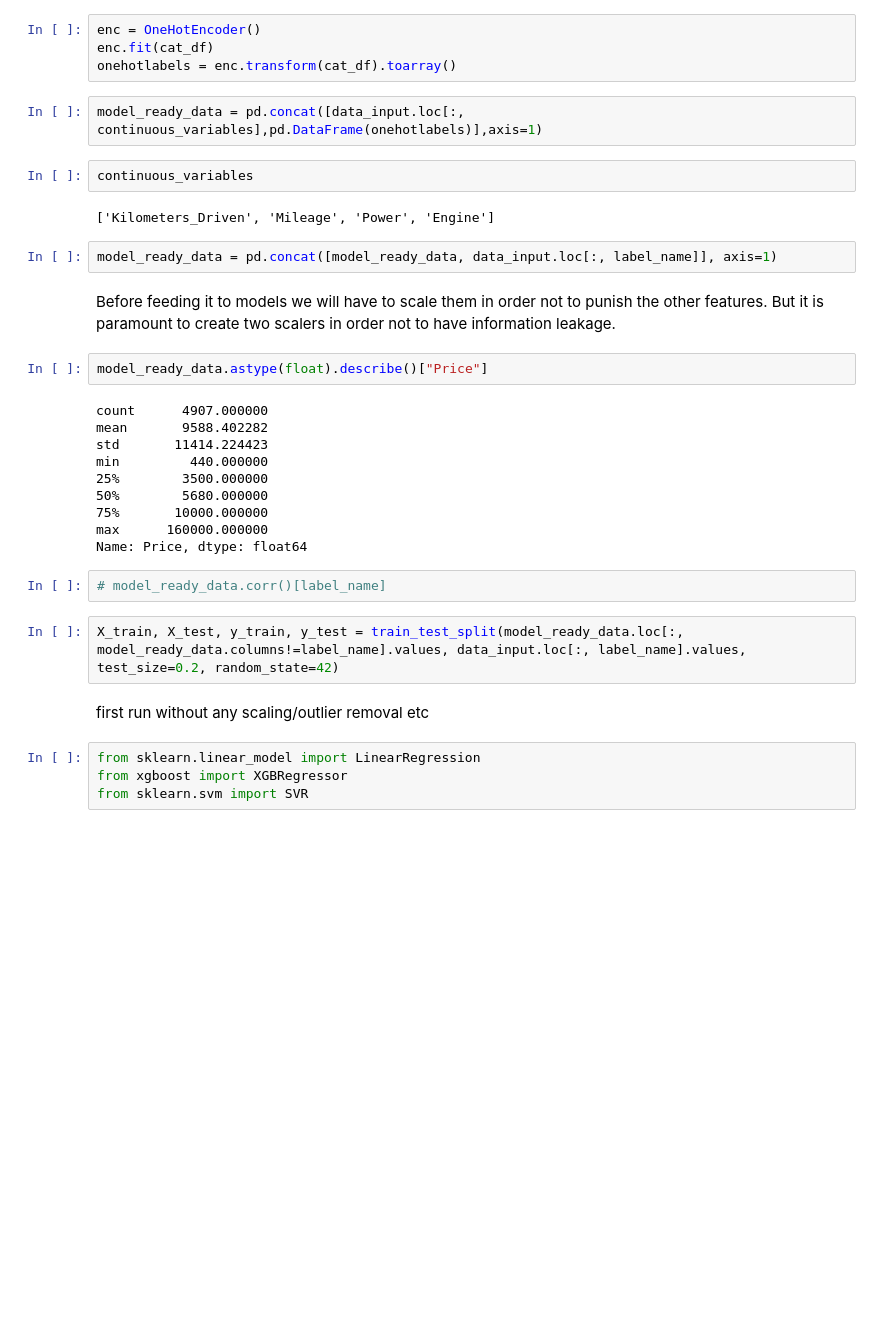
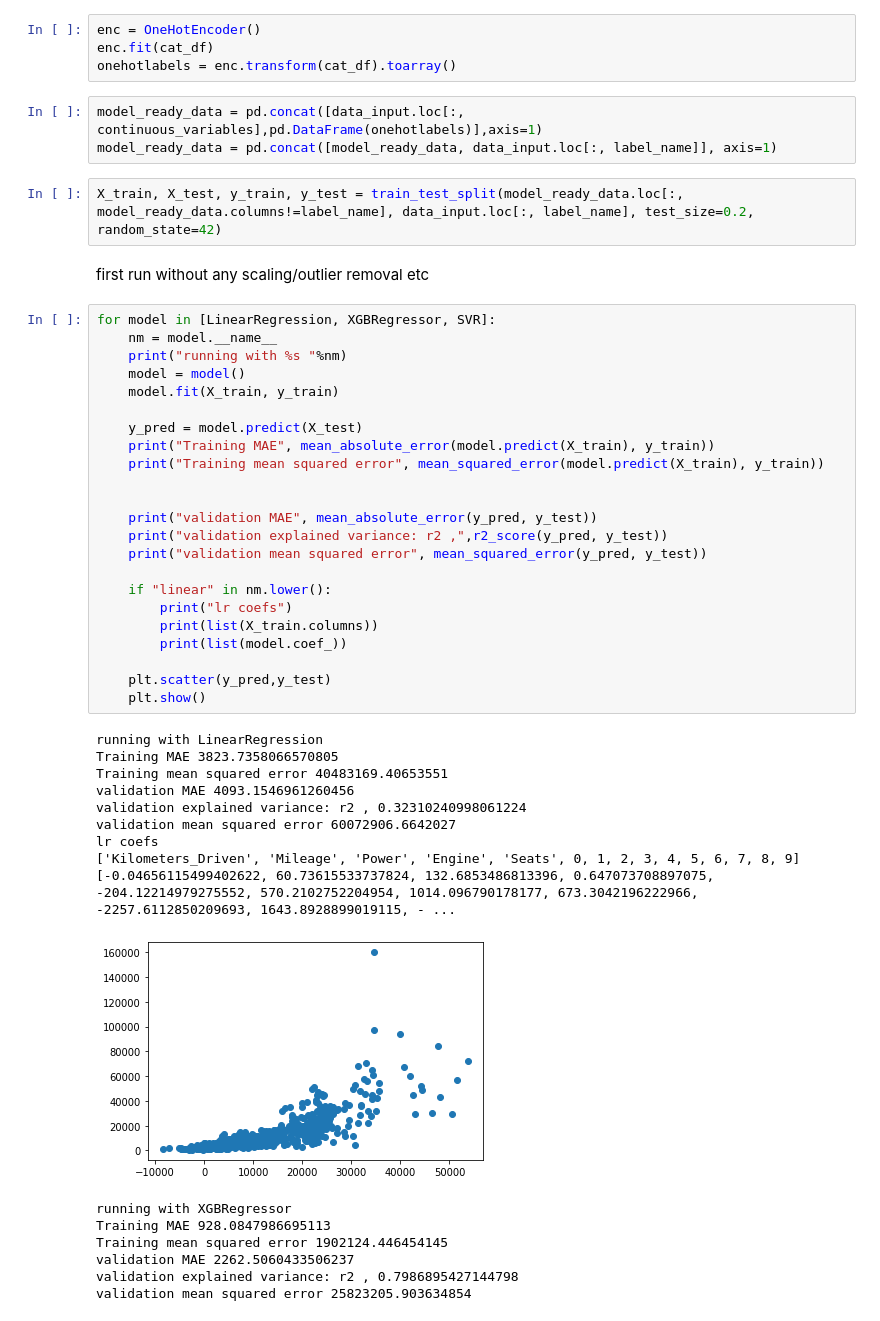
Before and after one commit to dimitrisl/CarPredictor, a Jupyter notebook: src/Assignment part 1.ipynb, the cells around one changed output. Cells and saved outputs as stored; diff of their text form; blank space fills up the shorter version.

```diff
--- a/src/Assignment part 1.ipynb
+++ b/src/Assignment part 1.ipynb
@@ -182,34 +183,48 @@ enc.fit(cat_df)
 onehotlabels = enc.transform(cat_df).toarray()
 # %%
 model_ready_data = pd.concat([data_input.loc[:, continuous_variables],pd.DataFrame(onehotlabels)],axis=1)
+model_ready_data = pd.concat([model_ready_data, data_input.loc[:, label_name]], axis=1)
-# %%
-continuous_variables
-# %% [output]
-['Kilometers_Driven', 'Mileage', 'Power', 'Engine']
-# %%
-model_ready_data = pd.concat([model_ready_data, data_input.loc[:, label_name]], axis=1)
-# %% [markdown]
-Before feeding it to models we will have to scale them in order not to punish the other features.
-But it is paramount to create two scalers in order not to have information leakage.
-# %%
-model_ready_data.astype(float).describe()["Price"]
-# %% [output]
-count      4907.000000
-mean       9588.402282
-std       11414.224423
-min         440.000000
-25%        3500.000000
-50%        5680.000000
-75%       10000.000000
-max      160000.000000
-Name: Price, dtype: float64
-# %%
-# model_ready_data.corr()[label_name]
 # %%
-X_train, X_test, y_train, y_test = train_test_split(model_ready_data.loc[:, model_ready_data.columns!=label_name].values, data_input.loc[:, label_name].values, test_size=0.2, random_state=42)
+X_train, X_test, y_train, y_test = train_test_split(model_ready_data.loc[:, model_ready_data.columns!=label_name], data_input.loc[:, label_name], test_size=0.2, random_state=42)
-# %% [markdown]
-first run without any scaling/outlier removal etc
+# %% [markdown]
+first run without any scaling/outlier removal etc
 # %%
-from sklearn.linear_model import LinearRegression
-from xgboost import XGBRegressor
-from sklearn.svm import SVR
+for model in [LinearRegression, XGBRegressor, SVR]:
+    nm = model.__name__
+    print("running with %s "%nm)
+    model = model()
+    model.fit(X_train, y_train)
+
+    y_pred = model.predict(X_test)
+    print("Training MAE", mean_absolute_error(model.predict(X_train), y_train))
+    print("Training mean squared error", mean_squared_error(model.predict(X_train), y_train))
+
+
+    print("validation MAE", mean_absolute_error(y_pred, y_test))
+    print("validation explained variance: r2 ,",r2_score(y_pred, y_test))
+    print("validation mean squared error", mean_squared_error(y_pred, y_test))
+
+    if "linear" in nm.lower():
+        print("lr coefs")
+        print(list(X_train.columns))
+        print(list(model.coef_))
+
+    plt.scatter(y_pred,y_test)
+    plt.show()
+# %% [output]
+running with LinearRegression
+Training MAE 3823.7358066570805
+Training mean squared error 40483169.40653551
+validation MAE 4093.1546961260456
+validation explained variance: r2 , 0.32310240998061224
+validation mean squared error 60072906.6642027
+lr coefs
+['Kilometers_Driven', 'Mileage', 'Power', 'Engine', 'Seats', 0, 1, 2, 3, 4, 5, 6, 7, 8, 9]
+[-0.04656115499402622, 60.73615533737824, 132.6853486813396, 0.647073708897075, -204.12214979275552, 570.2102752204954, 1014.096790178177, 673.3042196222966, -2257.6112850209693, 1643.8928899019115, - ...
+[figure, added]
+running with XGBRegressor
+Training MAE 928.0847986695113
+Training mean squared error 1902124.446454145
+validation MAE 2262.5060433506237
+validation explained variance: r2 , 0.7986895427144798
+validation mean squared error 25823205.903634854
```
Also changed, not shown: parts of 49 cells of this notebook.
